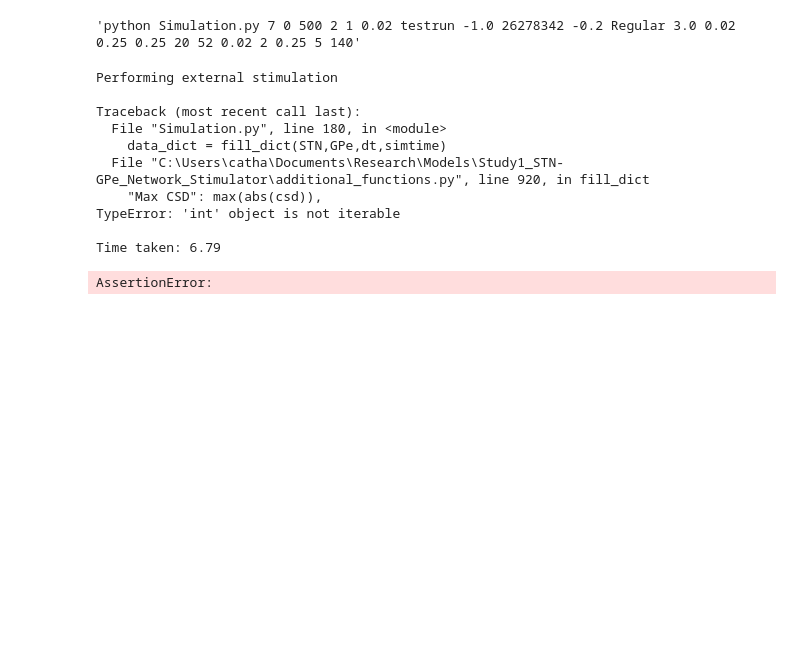
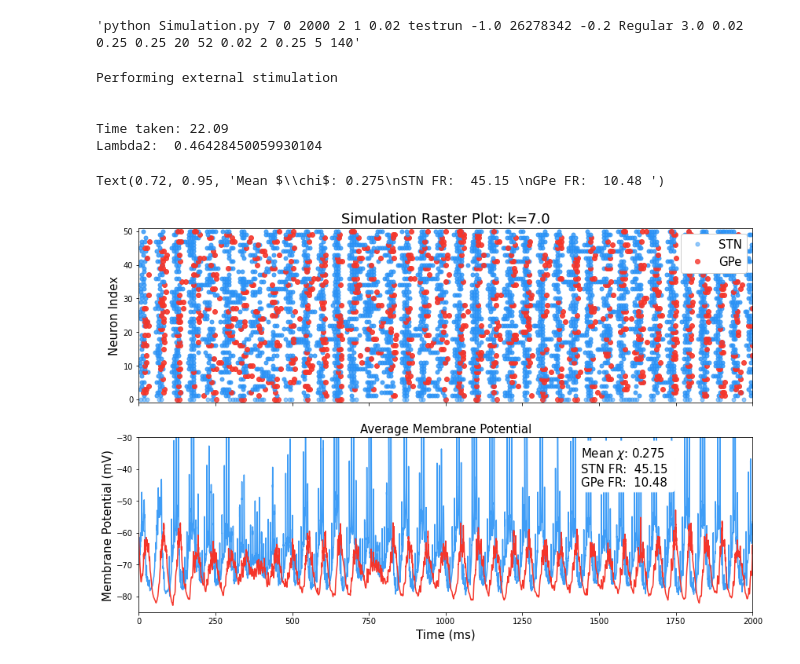
Before and after one commit to cathalmc/Study1_STN-GPe_Network_Stimulator, a Jupyter notebook: Run Simulation Desktop.ipynb, the cells around one changed output. Cells and saved outputs as stored; diff of their text form; code cells hidden in the pictures; blank space fills up the shorter version.

```diff
--- a/Run Simulation Desktop.ipynb
+++ b/Run Simulation Desktop.ipynb
@@ -22,7 +22,7 @@ SimCon.params["Network_type"] = "Regular"
 
 
 SimCon.params["Notebook"] = 2 #1 is to save the firing data, 2 is to save the network data and firing data, 0 is for simulating on cluster
-SimCon.params["simtime"] = 500
+SimCon.params["simtime"] = 2000
 SimCon.params["h"] = 0.02
 SimCon.params["n"] = 52
 SimCon.params["p"] = ps[SimCon.params["Network_type"]]
@@ -32,7 +32,7 @@ SimCon.params["StimFrequency"] = 140
 
 SimCon.Generate_Command()
 # %% [output]
-'python Simulation.py 7 0 500 2 1 0.02 testrun -1.0 26278342 -0.2 Regular 3.0 0.02 0.25 0.25 20 52 0.02 2 0.25 5 140'
+'python Simulation.py 7 0 2000 2 1 0.02 testrun -1.0 26278342 -0.2 Regular 3.0 0.02 0.25 0.25 20 52 0.02 2 0.25 5 140'
 # %%
 t0 = time.time()
 p = subprocess.Popen(SimCon.Generate_Command(),stdout=subprocess.PIPE, stderr=subprocess.PIPE)
@@ -96,15 +96,9 @@ print('Lambda2: ', sorted(graph_measures['eigs'])[1])
 # %% [output]
 Performing external stimulation
 
-Traceback (most recent call last):
-  File "Simulation.py", line 180, in <module>
-    data_dict = fill_dict(STN,GPe,dt,simtime)
-  File "C:\Users\catha\Documents\Research\Models\Study1_STN-GPe_Network_Stimulator\additional_functions.py", line 920, in fill_dict
-    "Max CSD": max(abs(csd)),
-TypeError: 'int' object is not iterable
 
-Time taken: 6.79
+Time taken: 22.09
+Lambda2:  0.46428450059930104
-AssertionError:
 # %%
 
 cols = '#2A92F5'
@@ -139,34 +133,37 @@ x_axis = np.linspace(0,simtime,len(GLFP))
 fig,ax = plt.subplots(2,1,figsize=[14,9],sharex=True)
 #fig.suptitle(params["Network_type"])
 
 for i, train in enumerate(zip(STrain,GTrain)):
     train1 = train[0]
     train2 = train[1]
     if i>ilim:
         break
     if i==0:
         ax[0].plot(train1, i*np.ones(len(train1)), 'o', color = cols,markersize=5, alpha=0.5, label='STN')
         ax[0].plot(train2, i*np.ones(len(train2)), 'o', color = colg,markersize=6, alpha=0.8, label='GPe')
     else:
         ax[0].plot(train1, i*np.ones(len(train1)), 'o', color = cols,markersize=5, alpha=0.8)
         ax[0].plot(train2, i*np.ones(len(train2)), 'o', color = colg,markersize=6, alpha=0.9)
 
 
 #f'{netlab[data_dict["Network_type"]]} Network'
 ax[0].set_title(f'Simulation Raster Plot: k={k}',fontsize=titlefontsize)
 ax[0].set_ylabel("Neuron Index",fontsize=infigfontsize)
-ax[0].set_xlim(0,700)
+ax[0].set_xlim(0,2000)
 ax[0].set_ylim(-1,ilim+1)
 ax[0].legend(fontsize=infigfontsize,loc='upper right',framealpha=1)
 #ax[0].legend(fontsize=16,framealpha=1,shadow = True,borderpad=0.8,loc='upper right')
 
 ax[1].plot(x_axis, SLFP, label = 'STN',color = cols, alpha=0.9)
 ax[1].plot(x_axis, GLFP, label = 'GPe',color = colg, alpha=1)
 ax[1].set_title('Average Membrane Potential',fontsize=infigfontsize)
 ax[1].set_ylabel("Membrane Potential (mV)",fontsize=infigfontsize)
 ax[1].set_xlabel("Time (ms)",fontsize=infigfontsize)
 ax[1].set(ylim=[-85,-30,])
 ax[1].text(0.72, 0.95, textstr, transform=ax[1].transAxes, color='k', fontsize=infigfontsize, verticalalignment='top', bbox=props)
+# %% [output]
+Text(0.72, 0.95, 'Mean $\\chi$: 0.275\nSTN FR:  45.15 \nGPe FR:  10.48 ')
+[figure, added]
 # %%
 #np.save("NewAmalgData\\"+f"{netname}_{int(k)}.npy",recovered_dat)
 # dat2={}
```
Also changed, not shown: 1 other file.
